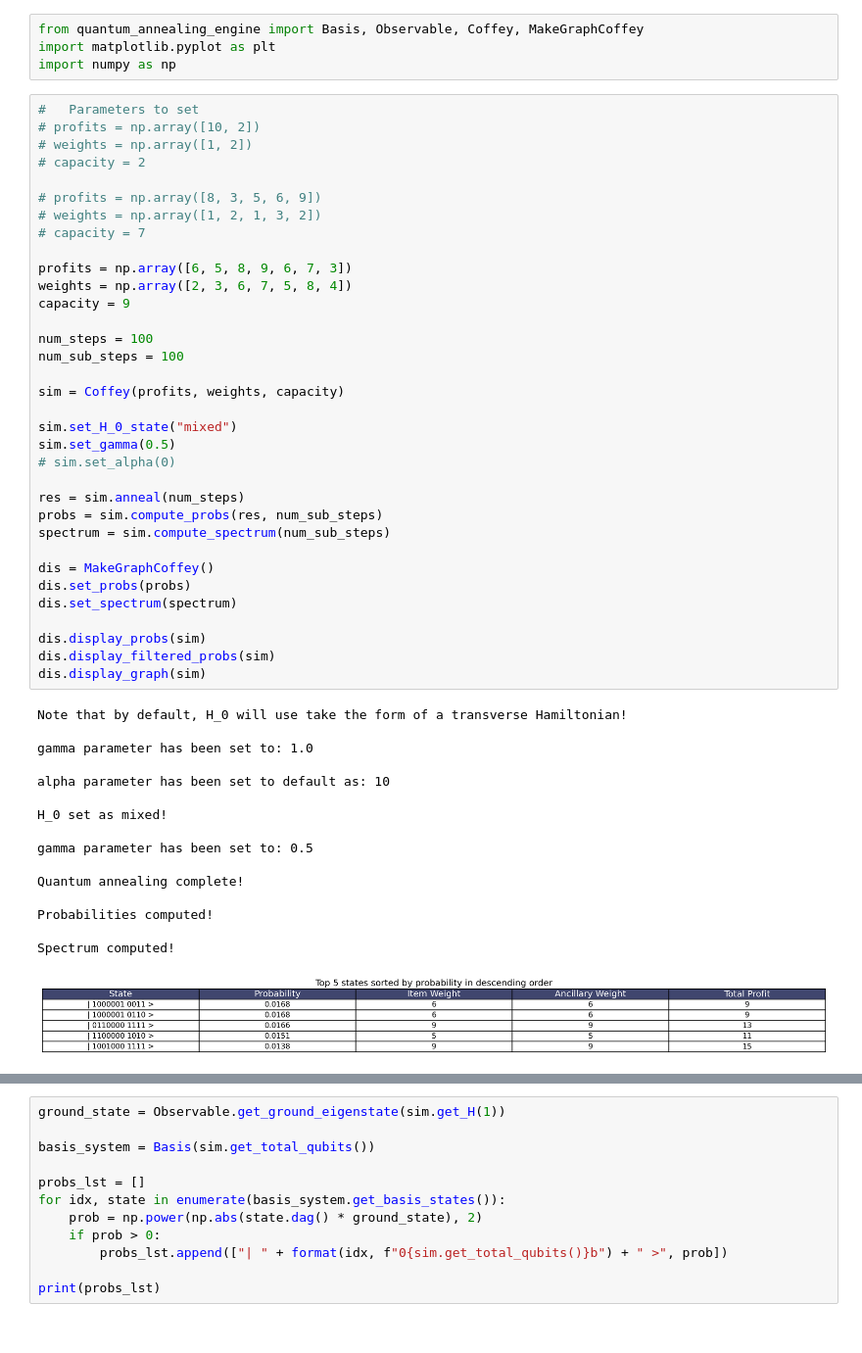
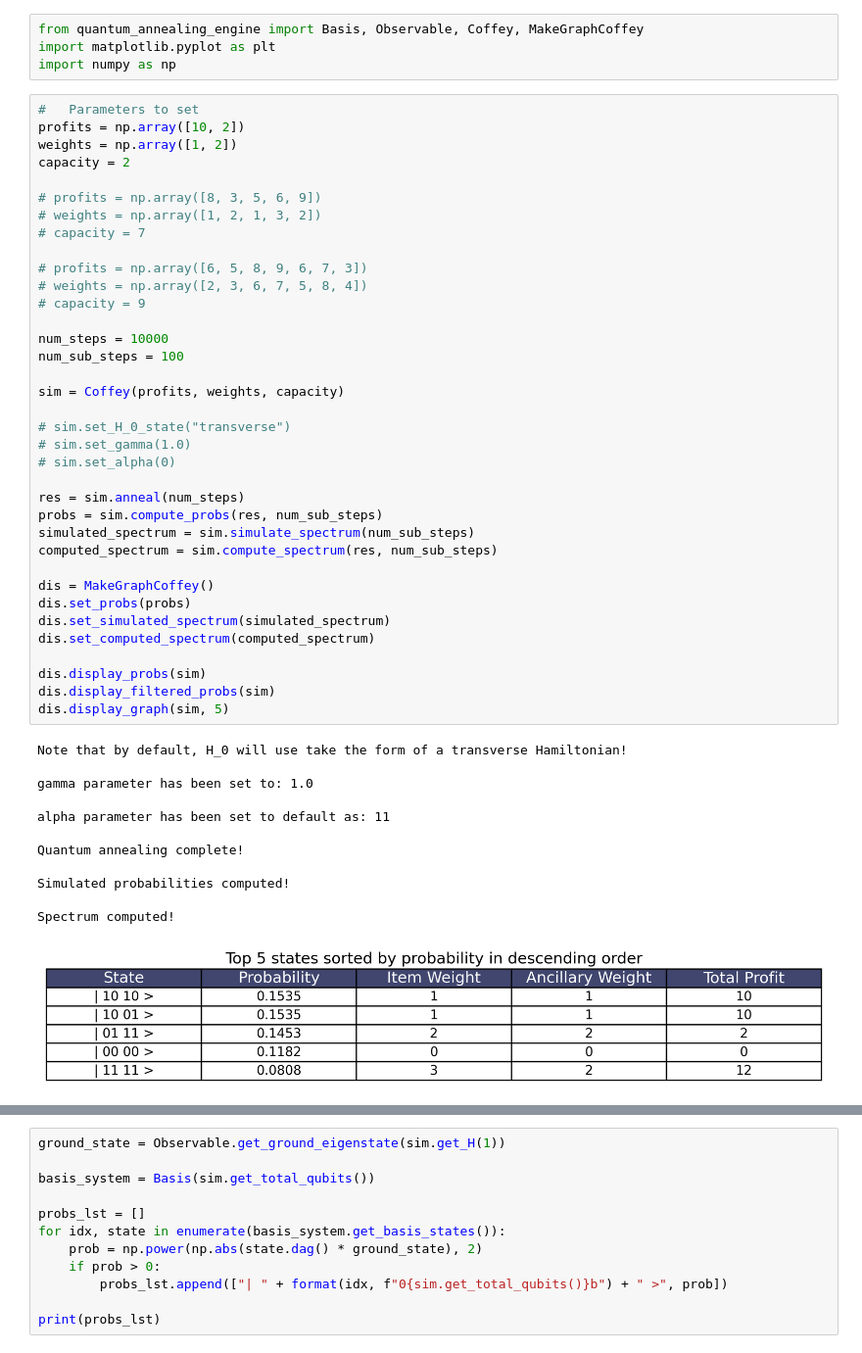
Before and after one commit to raw-asparagus/SP3172, a Jupyter notebook: quantum_annealing/main.ipynb, the cells around one changed output, grey strips where cells are left out. Shown at 98% size. Saved outputs shown, nothing was run; the diff lists cells and outputs as text.

```diff
--- a/quantum_annealing/main.ipynb
+++ b/quantum_annealing/main.ipynb
@@ -21,52 +21,50 @@ import matplotlib.pyplot as plt
 import numpy as np
 # %%
 #   Parameters to set
-# profits = np.array([10, 2])
-# weights = np.array([1, 2])
-# capacity = 2
+profits = np.array([10, 2])
+weights = np.array([1, 2])
+capacity = 2
 
 # profits = np.array([8, 3, 5, 6, 9])
 # weights = np.array([1, 2, 1, 3, 2])
 # capacity = 7
 
-profits = np.array([6, 5, 8, 9, 6, 7, 3])
-weights = np.array([2, 3, 6, 7, 5, 8, 4])
-capacity = 9
+# profits = np.array([6, 5, 8, 9, 6, 7, 3])
+# weights = np.array([2, 3, 6, 7, 5, 8, 4])
+# capacity = 9
 
-num_steps = 100
+num_steps = 10000
 num_sub_steps = 100
 
 sim = Coffey(profits, weights, capacity)
 
-sim.set_H_0_state("mixed")
-sim.set_gamma(0.5)
+# sim.set_H_0_state("transverse")
+# sim.set_gamma(1.0)
 # sim.set_alpha(0)
 
 res = sim.anneal(num_steps)
 probs = sim.compute_probs(res, num_sub_steps)
-spectrum = sim.compute_spectrum(num_sub_steps)
+simulated_spectrum = sim.simulate_spectrum(num_sub_steps)
+computed_spectrum = sim.compute_spectrum(res, num_sub_steps)
 
 dis = MakeGraphCoffey()
 dis.set_probs(probs)
-dis.set_spectrum(spectrum)
+dis.set_simulated_spectrum(simulated_spectrum)
+dis.set_computed_spectrum(computed_spectrum)
 
 dis.display_probs(sim)
 dis.display_filtered_probs(sim)
-dis.display_graph(sim)
+dis.display_graph(sim, 5)
 # %% [output]
 Note that by default, H_0 will use take the form of a transverse Hamiltonian!
 
 gamma parameter has been set to: 1.0
 
-alpha parameter has been set to default as: 10
-
-H_0 set as mixed!
-
-gamma parameter has been set to: 0.5
+alpha parameter has been set to default as: 11
 
 Quantum annealing complete!
 
-Probabilities computed!
+Simulated probabilities computed!
 
 Spectrum computed!
-[figure, old version]
+[figure, new version]
```
Also changed, not shown: parts of 8 cells of this notebook, 3 other files.
